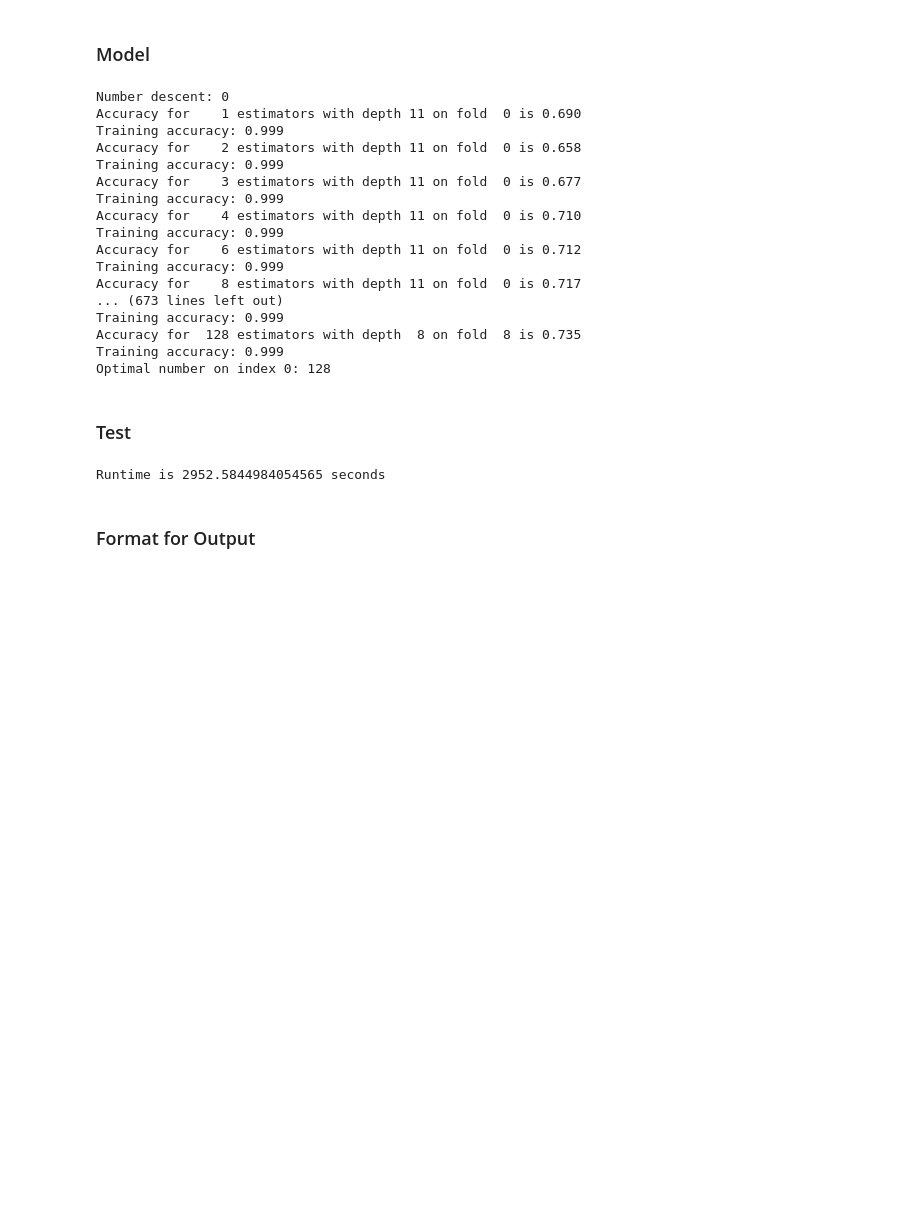
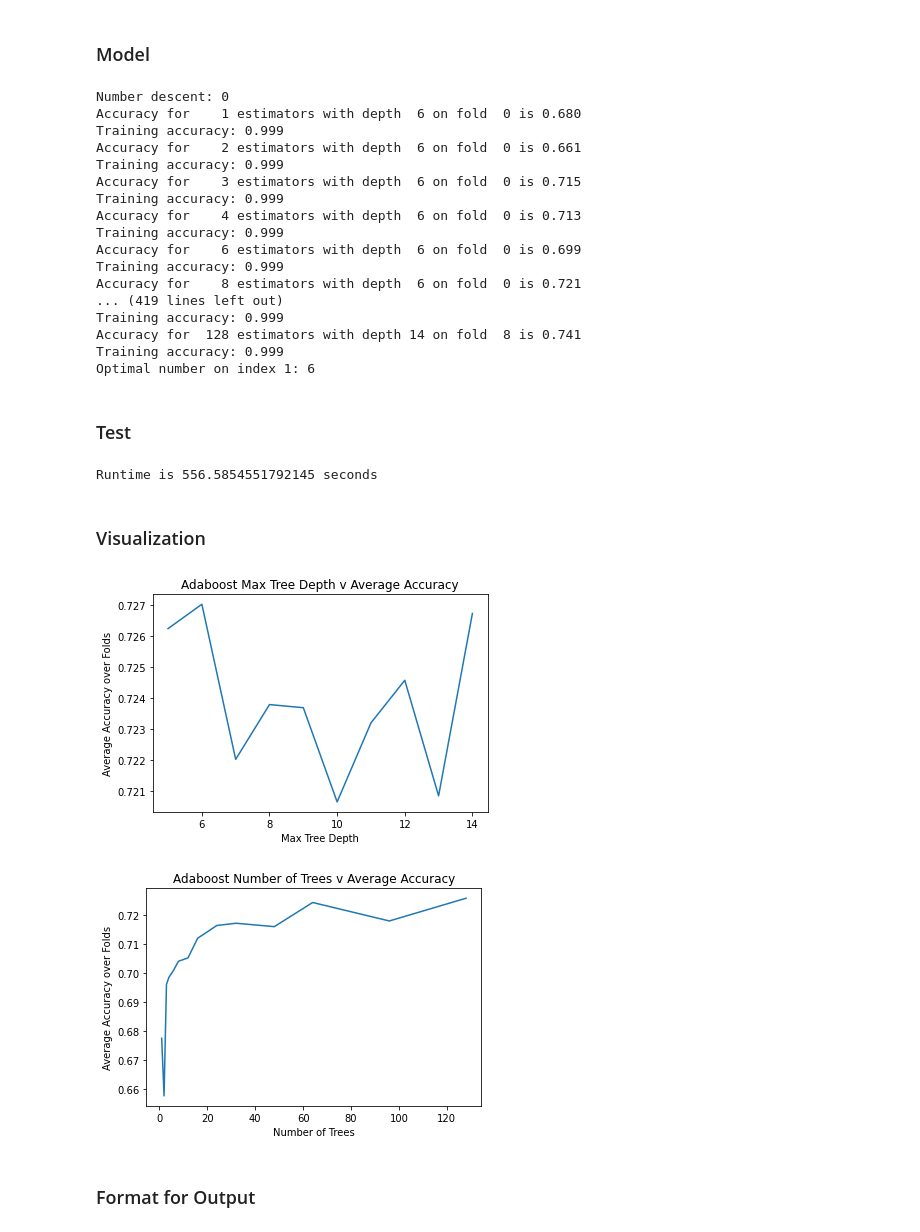
Before and after one commit to askrier/cs671_kaggle, a Jupyter notebook: models/Adaboost.ipynb, the cells around one changed output. Drawn from its saved outputs; the diff is of its cells as text; code cells hidden in the pictures; blank space fills up the shorter version.

Commit message:
Final touching, visualizations, and runs

```diff
--- a/models/Adaboost.ipynb
+++ b/models/Adaboost.ipynb
@@ -112,6 +112,7 @@ max_tree_depths = range(5, 15)
 num_trees = [1, 2, 3, 4, 6, 8, 12, 16, 24, 32, 48, 64, 96, 128]
 # max_leaf_nodes = range(2, 1003, 10)
 num_coord_descs = 4
+plot_data = [[], []]
 opt_num_trees = random.choice(num_trees)
 opt_tree_depth = random.choice(max_tree_depths)
 # opt_num_leaves = random.choice(max_leaf_nodes)
@@ -148,6 +149,7 @@ def descend_on_index(r, ind):
 
     results_for_n = np.array(results).T
     avg_acc = [np.mean(results_for_n[j]) for j in range(len(results_for_n))]
+    plot_data[ind] = avg_acc
     opt = r[avg_acc.index(np.max(avg_acc))]
     print("Optimal number on index {:}: {:}".format(ind, opt))
     return opt
@@ -165,22 +167,22 @@ for c in range(num_coord_descs):
         break
 # %% [output]
 Number descent: 0
-Accuracy for    1 estimators with depth 11 on fold  0 is 0.690
+Accuracy for    1 estimators with depth  6 on fold  0 is 0.680
 Training accuracy: 0.999
-Accuracy for    2 estimators with depth 11 on fold  0 is 0.658
+Accuracy for    2 estimators with depth  6 on fold  0 is 0.661
 Training accuracy: 0.999
-Accuracy for    3 estimators with depth 11 on fold  0 is 0.677
+Accuracy for    3 estimators with depth  6 on fold  0 is 0.715
 Training accuracy: 0.999
-Accuracy for    4 estimators with depth 11 on fold  0 is 0.710
+Accuracy for    4 estimators with depth  6 on fold  0 is 0.713
 Training accuracy: 0.999
-Accuracy for    6 estimators with depth 11 on fold  0 is 0.712
+Accuracy for    6 estimators with depth  6 on fold  0 is 0.699
 Training accuracy: 0.999
-Accuracy for    8 estimators with depth 11 on fold  0 is 0.717
-... (673 lines left out)
+Accuracy for    8 estimators with depth  6 on fold  0 is 0.721
+... (419 lines left out)
 Training accuracy: 0.999
-Accuracy for  128 estimators with depth  8 on fold  8 is 0.735
+Accuracy for  128 estimators with depth 14 on fold  8 is 0.741
 Training accuracy: 0.999
-Optimal number on index 0: 128
+Optimal number on index 1: 6
 # %% [markdown]
 ### Test
 # %%
@@ -195,7 +197,25 @@ abc.fit(X_train, y_train)
 results = abc.predict(X_test)
 print("Runtime is {:} seconds".format(t.time() - start_time))
 # %% [output]
-Runtime is 2952.5844984054565 seconds
+Runtime is 556.5854551792145 seconds
+# %% [markdown]
+### Visualization
+# %%
+plt.plot(max_tree_depths, plot_data[1])
+plt.title("Adaboost Max Tree Depth v Average Accuracy")
+plt.xlabel("Max Tree Depth")
+plt.ylabel("Average Accuracy over Folds")
+plt.savefig('ab_tree_depth.png')
+plt.show()
+plt.plot(num_trees, plot_data[0])
+plt.title("Adaboost Number of Trees v Average Accuracy")
+plt.xlabel("Number of Trees")
+plt.ylabel("Average Accuracy over Folds")
+plt.savefig('ab_n_trees.png')
+plt.show()
+# %% [output]
+[figure, added]
+[figure, added]
 # %% [markdown]
 ### Format for Output
 # %%
```
Also changed, not shown: parts of 1 cell of this notebook, 9 other files.
